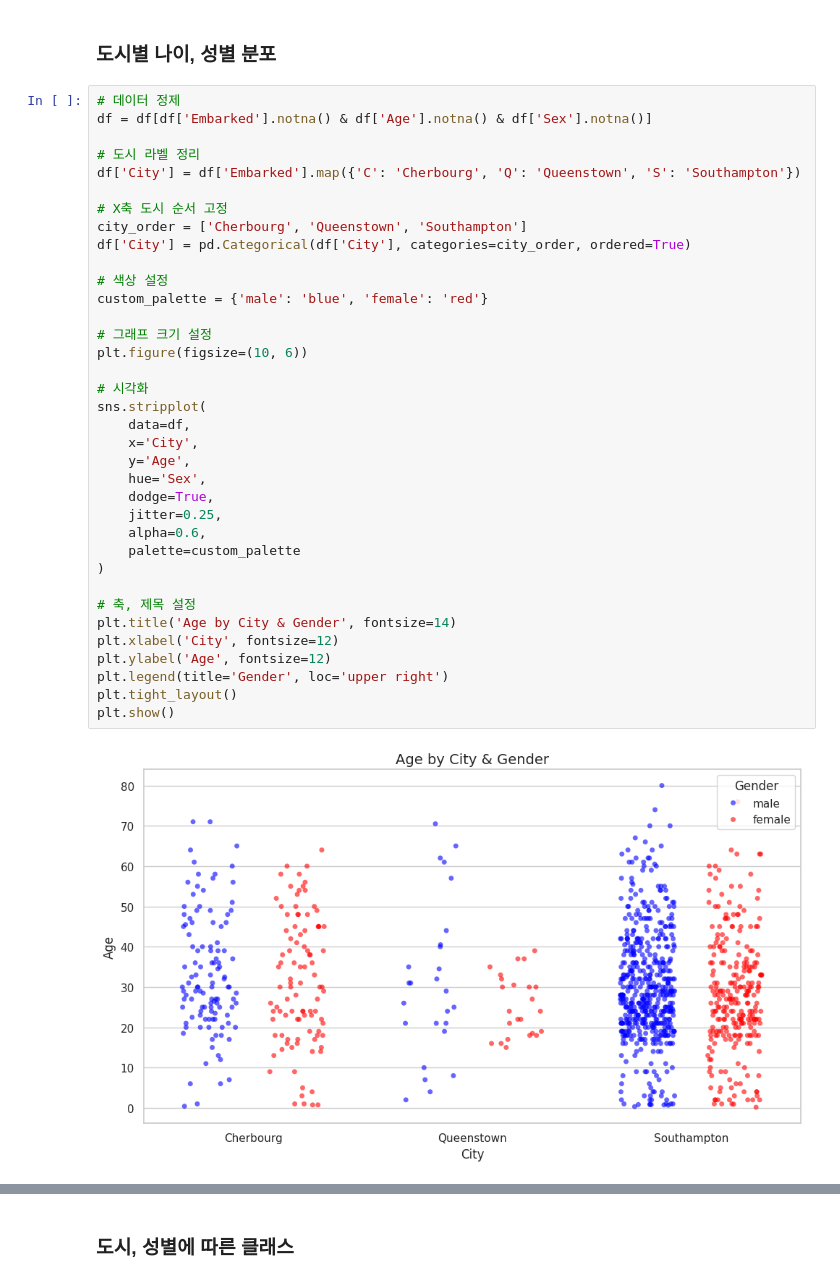
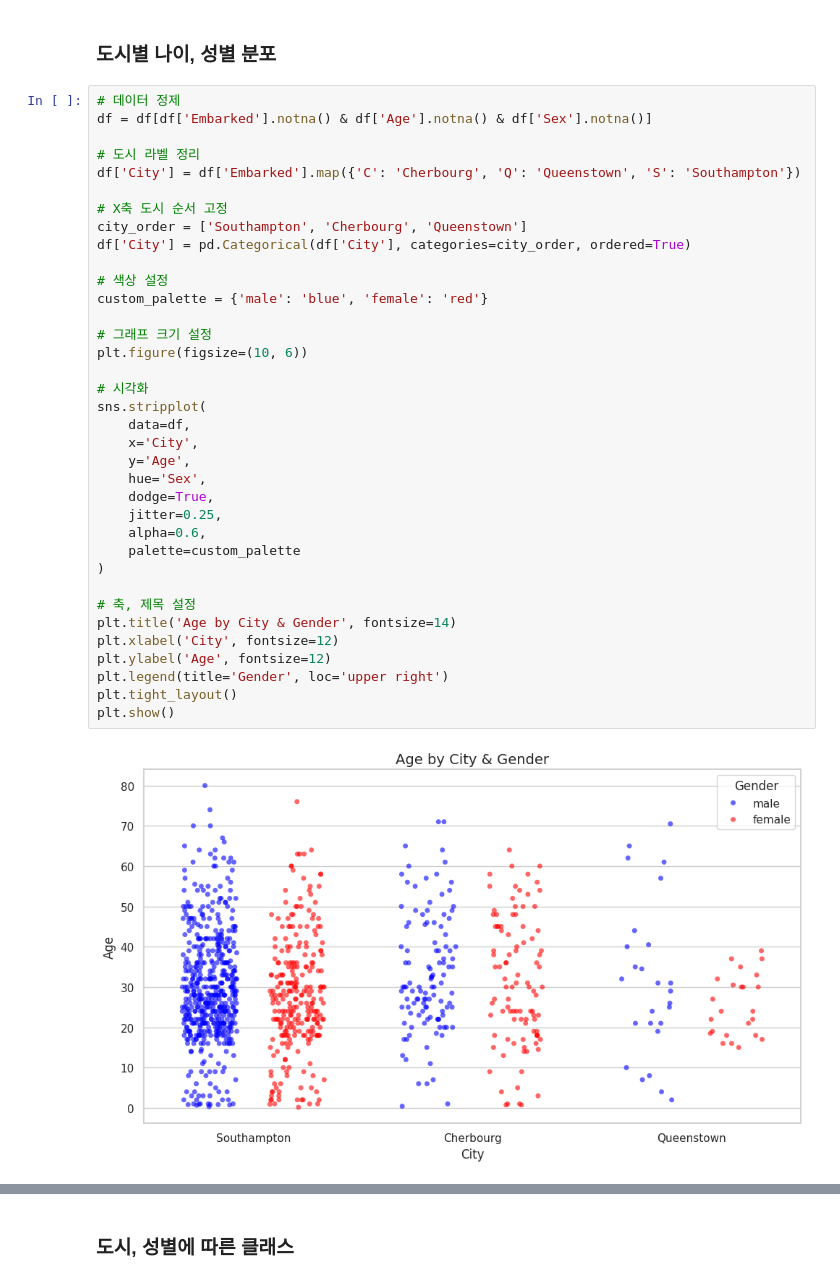
Before and after one commit to sjunc/2025-1-BigData-Team, a Jupyter notebook: analysis/박성준_타이타닉.ipynb, the cells around one changed output, grey strips where cells are left out. Cells and saved outputs as stored; diff of their text form.

```diff
--- a/analysis/박성준_타이타닉.ipynb
+++ b/analysis/박성준_타이타닉.ipynb
@@ -22,34 +22,34 @@ df = df[df['Embarked'].notna() & df['Age'].notna() & df['Sex'].notna()]
 df['City'] = df['Embarked'].map({'C': 'Cherbourg', 'Q': 'Queenstown', 'S': 'Southampton'})
 
 # X축 도시 순서 고정
-city_order = ['Cherbourg', 'Queenstown', 'Southampton']
+city_order = ['Southampton', 'Cherbourg', 'Queenstown']
 df['City'] = pd.Categorical(df['City'], categories=city_order, ordered=True)
 
 # 색상 설정
 custom_palette = {'male': 'blue', 'female': 'red'}
 
 # 그래프 크기 설정
 plt.figure(figsize=(10, 6))
 
 # 시각화
 sns.stripplot(
     data=df,
     x='City',
     y='Age',
     hue='Sex',
     dodge=True,
     jitter=0.25,
     alpha=0.6,
     palette=custom_palette
 )
 
 # 축, 제목 설정
 plt.title('Age by City & Gender', fontsize=14)
 plt.xlabel('City', fontsize=12)
 plt.ylabel('Age', fontsize=12)
 plt.legend(title='Gender', loc='upper right')
 plt.tight_layout()
 plt.show()
 # %% [output]
-[figure, old version]
+[figure, new version]
 # %%
```
Also changed, not shown: parts of 8 cells of this notebook.
